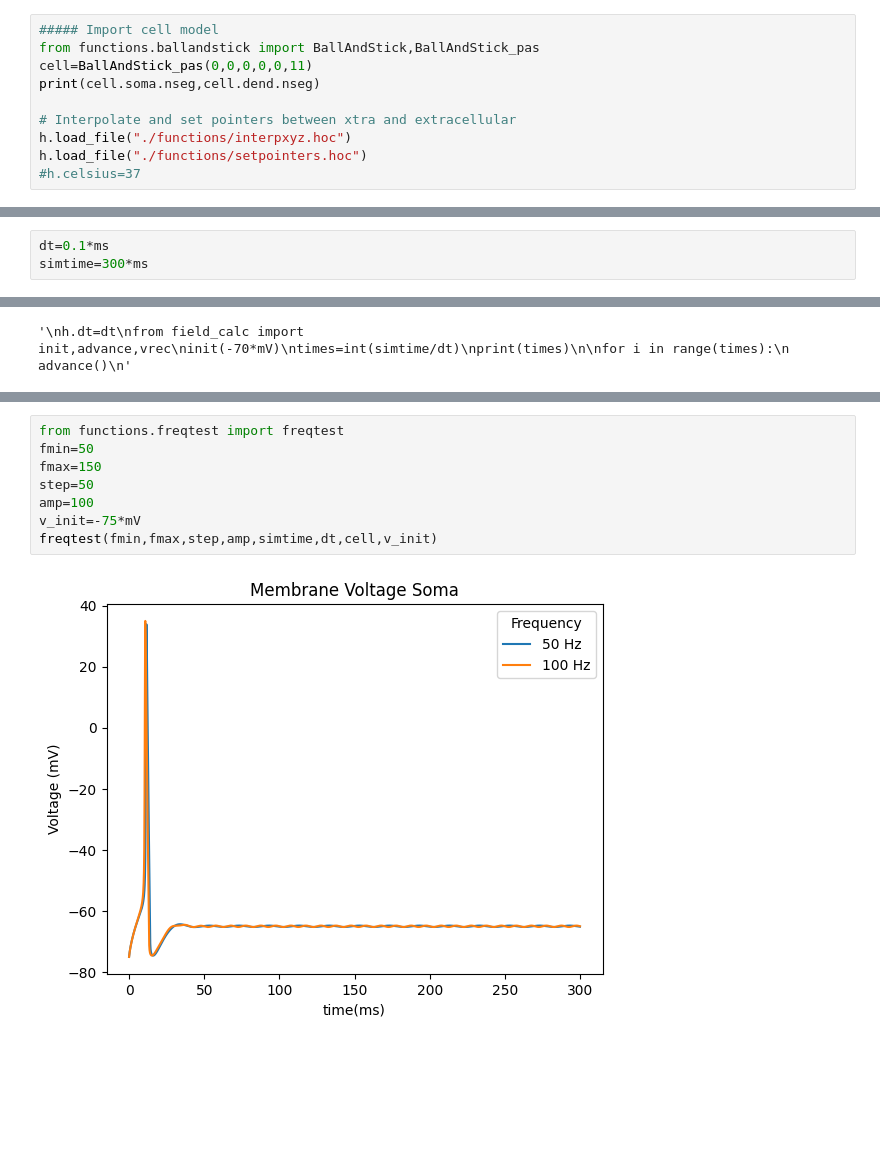
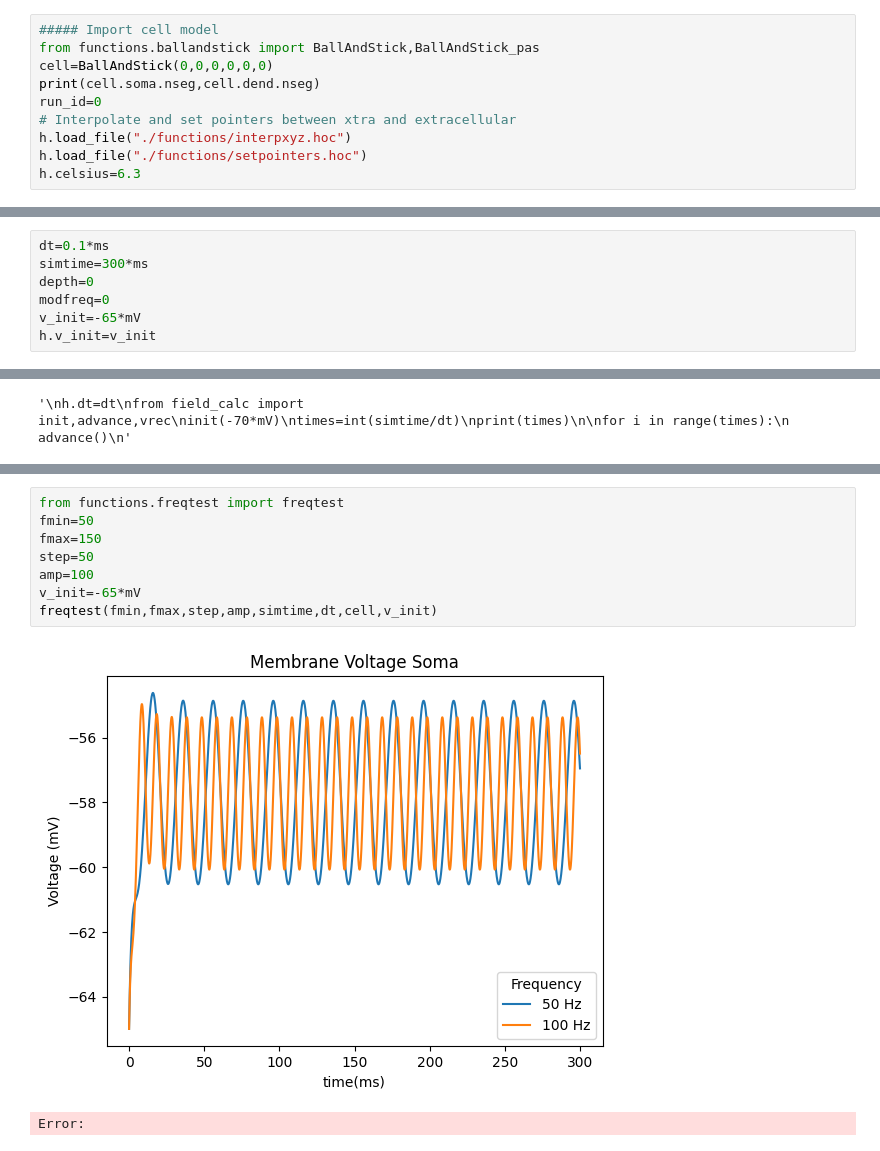
Before and after one commit to pedrofurrix/NEURON_simple_ec_script, a Jupyter notebook: main.ipynb, the cells around one changed output, grey strips where cells are left out. Drawn from its saved outputs; the diff is of its cells as text; blank space fills up the shorter version.

```diff
--- a/main.ipynb
+++ b/main.ipynb
@@ -28,11 +27,11 @@ Error:
 # %%
 ##### Import cell model
 from functions.ballandstick import BallAndStick,BallAndStick_pas
-cell=BallAndStick_pas(0,0,0,0,0,11)
+cell=BallAndStick(0,0,0,0,0,0)
 print(cell.soma.nseg,cell.dend.nseg)
-
+run_id=0
 # Interpolate and set pointers between xtra and extracellular
 h.load_file("./functions/interpxyz.hoc")
 h.load_file("./functions/setpointers.hoc")
-#h.celsius=37
+h.celsius=6.3
 # %% [output]
@@ -94,6 +88,10 @@ plt.show()
 # %%
 dt=0.1*ms
 simtime=300*ms
+depth=0
+modfreq=0
+v_init=-65*mV
+h.v_init=v_init
 # %%
 #Set the waveform and amplitude for the stimulus (is)
 
@@ -298,10 +309,11 @@ plot_rx.plot(graph,label=label1)
 # %%
 from functions.freqtest import freqtest
 fmin=50
 fmax=150
 step=50
 amp=100
-v_init=-75*mV
+v_init=-65*mV
 freqtest(fmin,fmax,step,amp,simtime,dt,cell,v_init)
 # %% [output]
-[figure, old version]
+[figure, new version]
+Error:
```
Also changed, not shown: parts of 18 cells of this notebook, 12 other files.
